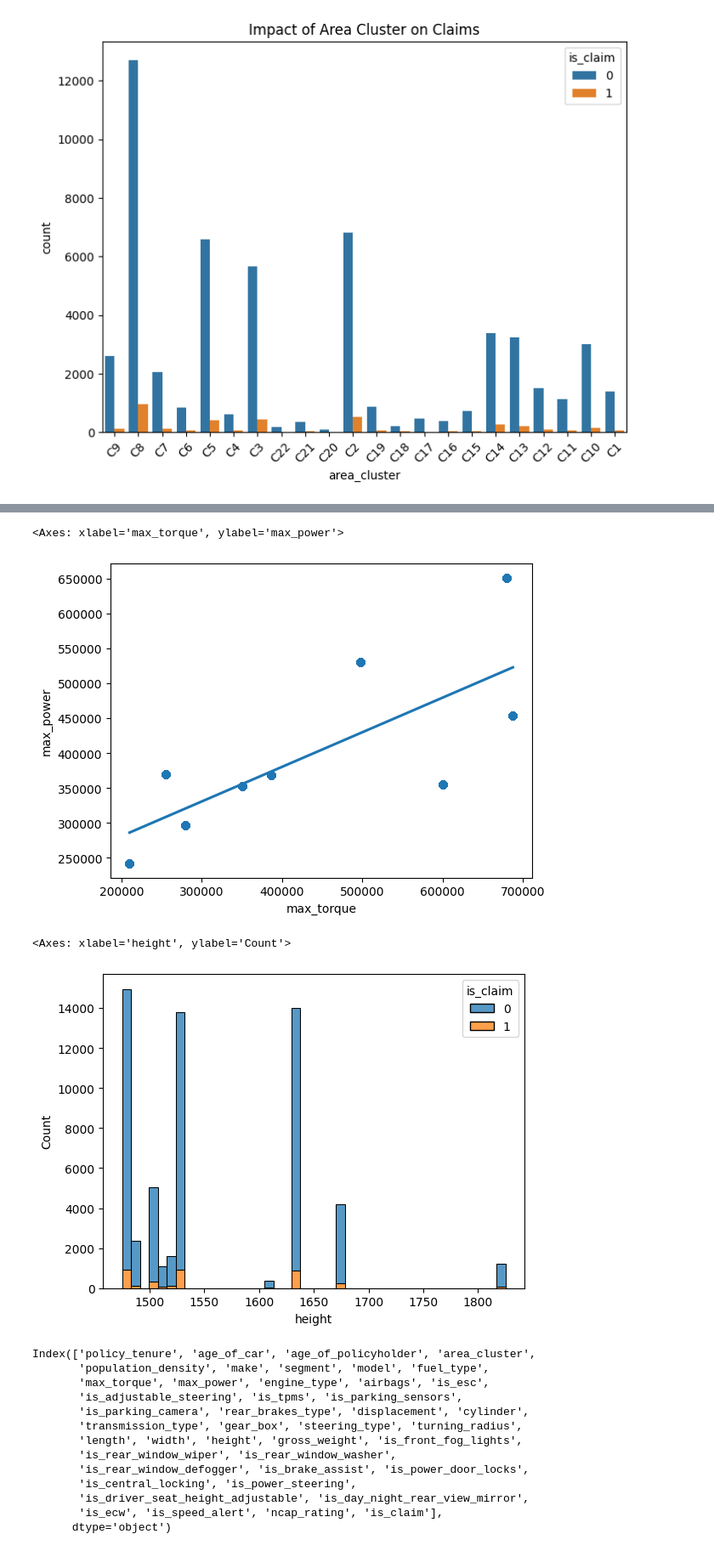
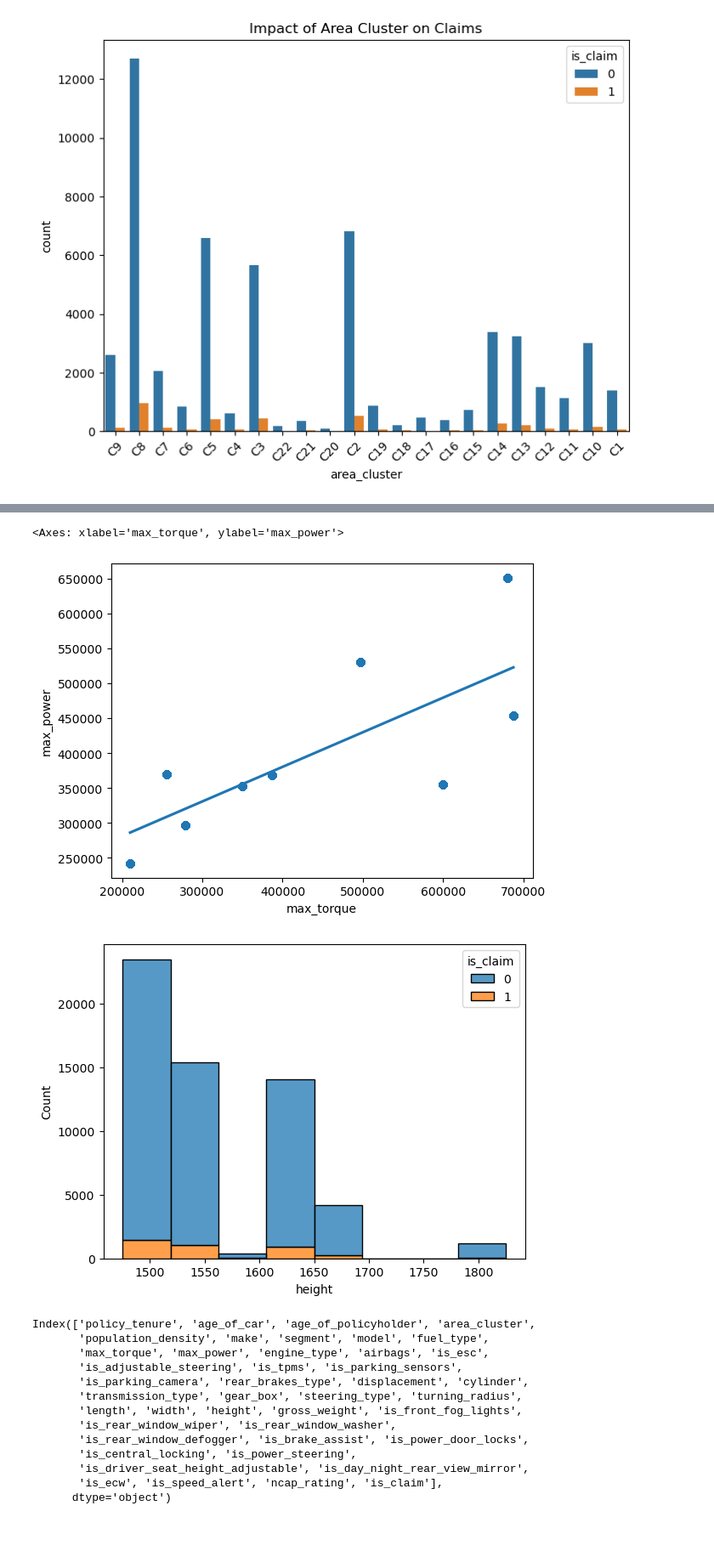
Before and after one commit to Chimmz/car-insurance-claim-prediction, a Jupyter notebook: car_insurance_model.ipynb, the cells around one changed output, grey strips where cells are left out. Shown at 85% size. Saved outputs shown, nothing was run; the diff lists cells and outputs as text; code cells hidden in the pictures.

```diff
--- a/car_insurance_model.ipynb
+++ b/car_insurance_model.ipynb
@@ -4,7 +4,7 @@ import numpy as np
 import matplotlib.pyplot as plt
 import seaborn as sns
 # %%
-df = pd.read_csv('/content/car_insurance_data.csv')
+df = pd.read_csv('./car_insurance_data.csv')
 df.head()
 # %% [output]
 |  | policy_id | policy_tenure | age_of_car | age_of_policyholder | area_cluster | population_density | make | ... |
@@ -324,12 +302,11 @@ sns.boxplot(x='is_claim', y='max_power', data=df)
 sns.regplot(x='max_torque', y='max_power', data=df)
 # %% [output]
 <Axes: xlabel='max_torque', ylabel='max_power'>
-[figure, old version]
+[figure, new version]
 # %%
-sns.histplot(x='height', hue='is_claim', data=df, multiple='stack')
+sns.histplot(x='height', hue='is_claim', data=df, multiple='stack', bins=8);
 # %% [output]
-<Axes: xlabel='height', ylabel='Count'>
-[figure, old version]
+[figure, new version]
 # %%
 df.columns
 # %% [output]
```
Also changed, not shown: parts of 55 cells of this notebook, 2 other files.
